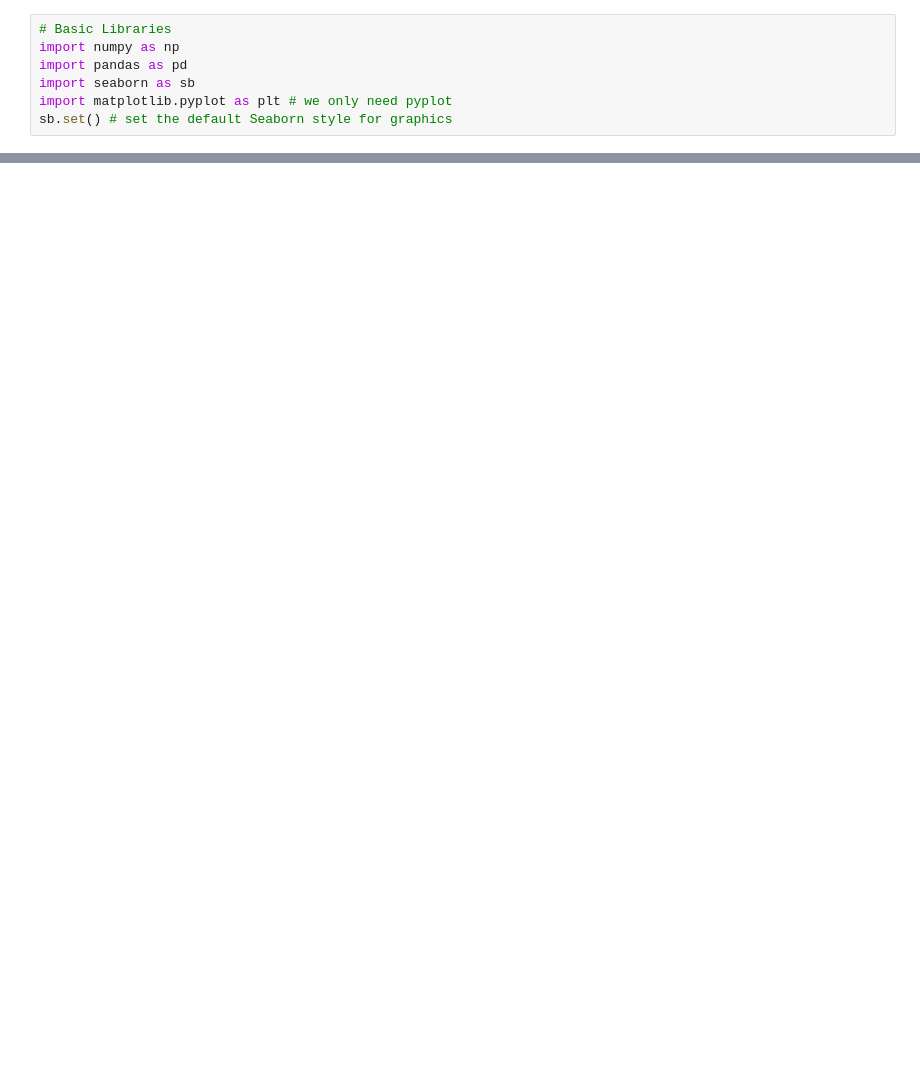
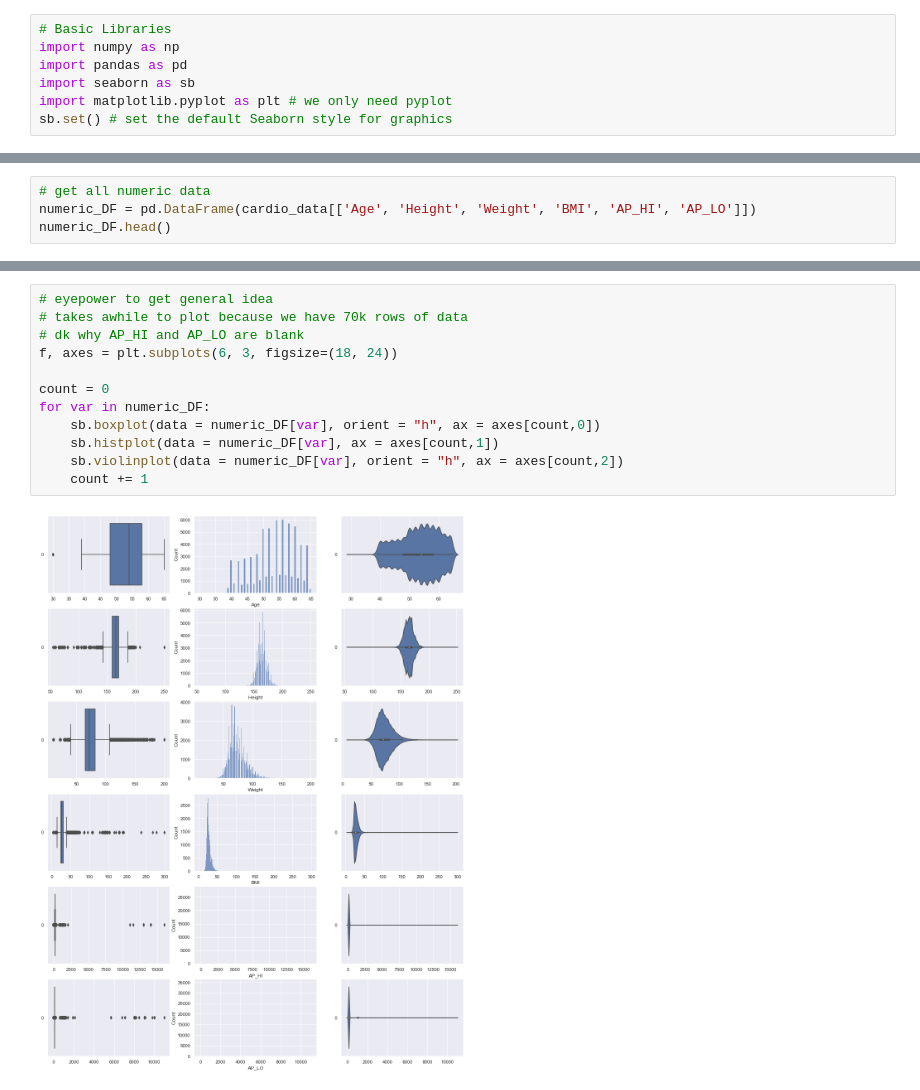
Before and after one commit to timothy-lew/dsai_mini_project, a Jupyter notebook: main.ipynb, the cells around one changed output, grey strips where cells are left out. Cells and saved outputs as stored; diff of their text form; blank space fills up the shorter version.

```diff
--- a/main.ipynb
+++ b/main.ipynb
@@ -17,0 +51,4 @@ train_data.head()
+# %%
+# get all numeric data
+numeric_DF = pd.DataFrame(cardio_data[['Age', 'Height', 'Weight', 'BMI', 'AP_HI', 'AP_LO']])
+numeric_DF.head()
@@ -17,0 +62,14 @@ train_data.head()
+# %%
+# eyepower to get general idea
+# takes awhile to plot because we have 70k rows of data
+# dk why AP_HI and AP_LO are blank
+f, axes = plt.subplots(6, 3, figsize=(18, 24))
+
+count = 0
+for var in numeric_DF:
+    sb.boxplot(data = numeric_DF[var], orient = "h", ax = axes[count,0])
+    sb.histplot(data = numeric_DF[var], ax = axes[count,1])
+    sb.violinplot(data = numeric_DF[var], orient = "h", ax = axes[count,2])
+    count += 1
+# %% [output]
+[figure, added]
```
Also changed, not shown: parts of 13 cells of this notebook, 1 other file.
